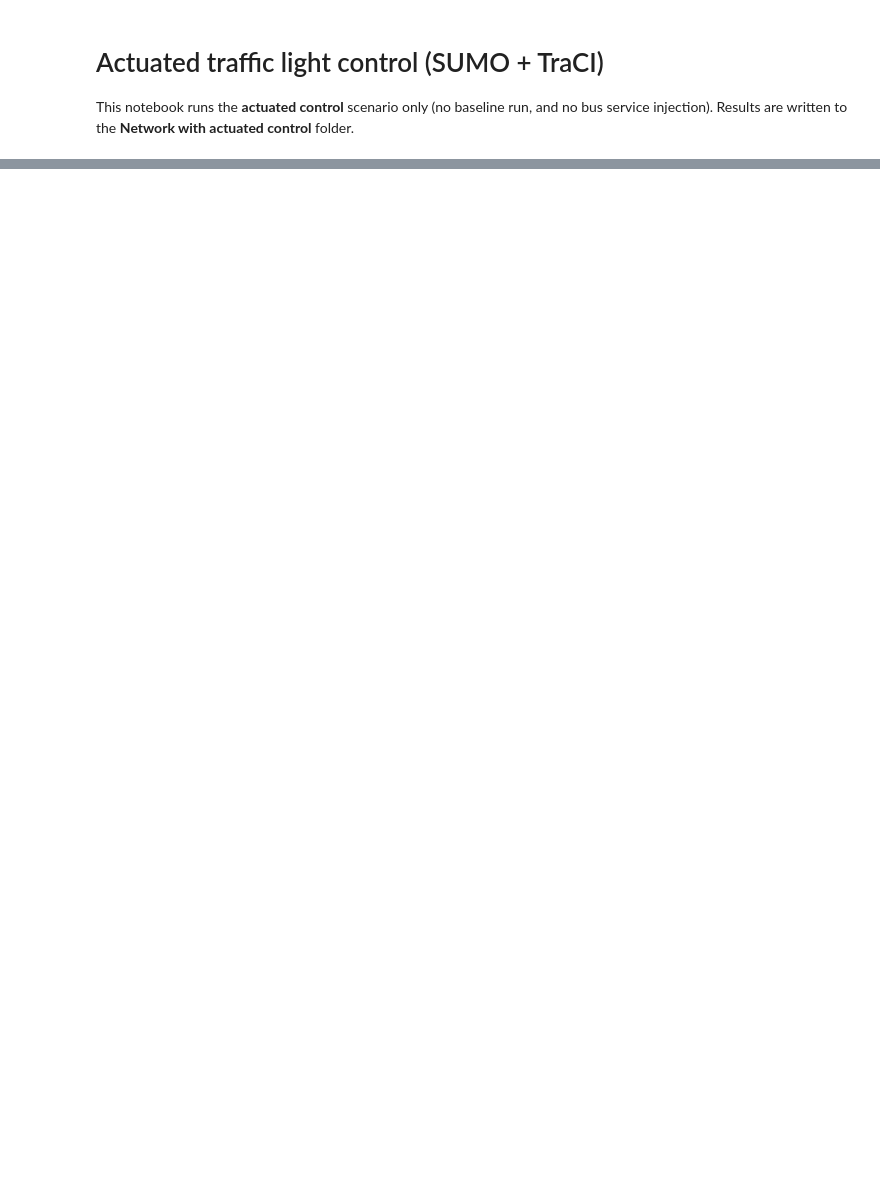
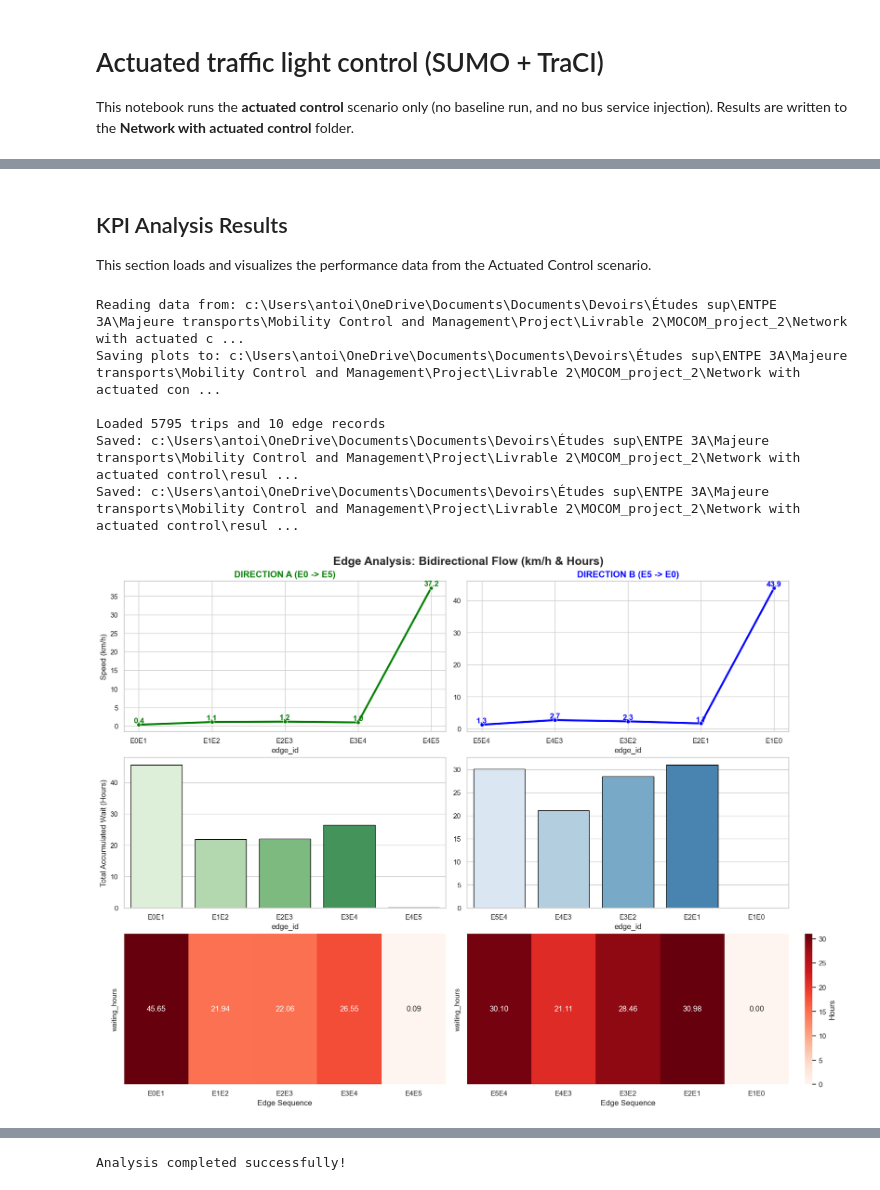
Before and after one commit to antoinekc8/MOCOM_project_2, a Jupyter notebook: 1. Network with actuated traffic control.ipynb, the cells around one changed output, grey strips where cells are left out. Cells and saved outputs as stored; diff of their text form; code cells hidden in the pictures; blank space fills up the shorter version.

```diff
--- a/1. Network with actuated traffic control.ipynb
+++ b/1. Network with actuated traffic control.ipynb
@@ -376,0 +248,17 @@ Saved plot to: c:\Users\antoi\OneDrive\Documents\Documents\Devoirs\Études sup\E
+# %%
+import os
+import xml.etree.ElementTree as ET
+import pandas as pd
+import matplotlib.pyplot as plt
+import seaborn as sns
+
+# ==========================================
+# 1. CONFIGURATION
+# ==========================================
+BASE_DIR = os.getcwd()
+SCENARIO_DIR = os.path.join(BASE_DIR, "Network with actuated control")
+RESULTS_DIR = os.path.join(SCENARIO_DIR, "results")
+
+# Definition of the two directions
+DIR_A_EDGES = ["E0E1", "E1E2", "E2E3", "E3E4", "E4E5"]  # Forward (E0 -> E5)
+DIR_B_EDGES = ["E5E4", "E4E3", "E3E2", "E2E1", "E1E0"]  # Backward (E5 -> E0)
@@ -376,0 +482,35 @@ Saved plot to: c:\Users\antoi\OneDrive\Documents\Documents\Devoirs\Études sup\E
+# %% [markdown]
+## KPI Analysis Results
+
+This section loads and visualizes the performance data from the Actuated Control scenario.
+# %%
+# ==========================================
+# 5. EXECUTION
+# ==========================================
+print(f"Reading data from: {RESULTS_DIR}")
+print(f"Saving plots to: {RESULTS_DIR}")
+
+try:
+    trips, edges = load_data(RESULTS_DIR)
+
+    if trips.empty:
+        print("\nWARNING: No trip data found.")
+        print("Please ensure the simulation has been run.")
+        print(f"Expected file: {os.path.join(RESULTS_DIR, 'tripinfo.xml')}")
+    else:
+        print(f"\nLoaded {len(trips)} trips and {len(edges)} edge records")
+        create_dashboard(trips, edges, RESULTS_DIR)
+        print("\nAnalysis completed successfully!")
+
+except Exception as e:
+    print(f"ERROR: {e}")
+    import traceback
+    traceback.print_exc()
+# %% [output]
+Reading data from: c:\Users\antoi\OneDrive\Documents\Documents\Devoirs\Études sup\ENTPE 3A\Majeure transports\Mobility Control and Management\Project\Livrable 2\MOCOM_project_2\Network with actuated c ...
+Saving plots to: c:\Users\antoi\OneDrive\Documents\Documents\Devoirs\Études sup\ENTPE 3A\Majeure transports\Mobility Control and Management\Project\Livrable 2\MOCOM_project_2\Network with actuated con ...
+
+Loaded 5795 trips and 10 edge records
+Saved: c:\Users\antoi\OneDrive\Documents\Documents\Devoirs\Études sup\ENTPE 3A\Majeure transports\Mobility Control and Management\Project\Livrable 2\MOCOM_project_2\Network with actuated control\resul ...
+Saved: c:\Users\antoi\OneDrive\Documents\Documents\Devoirs\Études sup\ENTPE 3A\Majeure transports\Mobility Control and Management\Project\Livrable 2\MOCOM_project_2\Network with actuated control\resul ...
+[figure, added]
@@ -376,0 +518 @@ Saved plot to: c:\Users\antoi\OneDrive\Documents\Documents\Devoirs\Études sup\E
+Analysis completed successfully!
```
Also changed, not shown: parts of 7 cells of this notebook, 7 other files.
